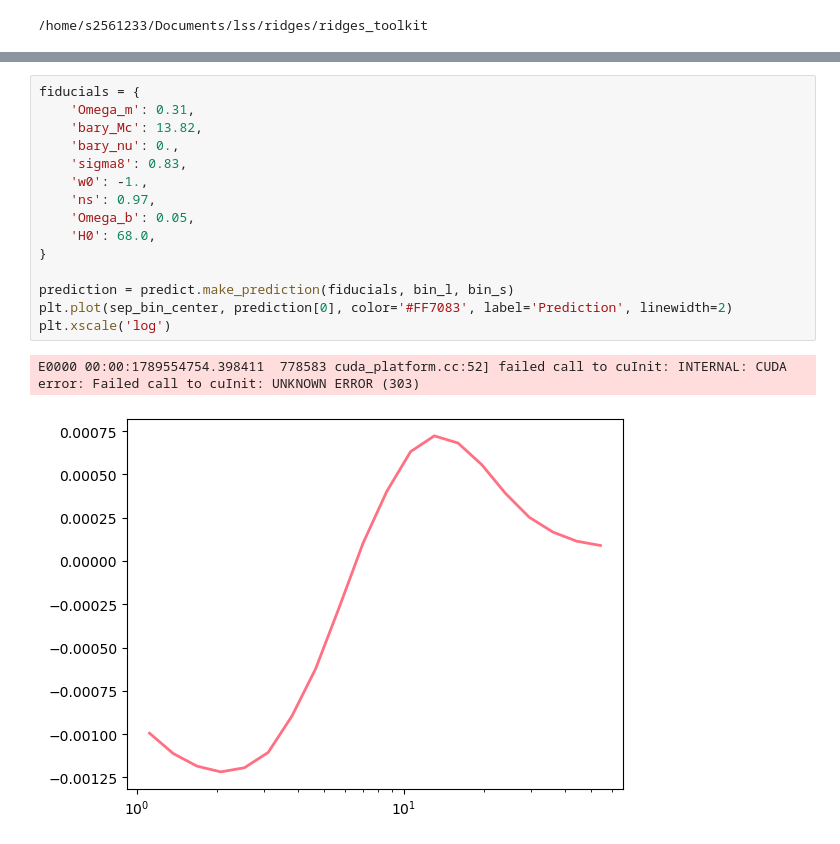
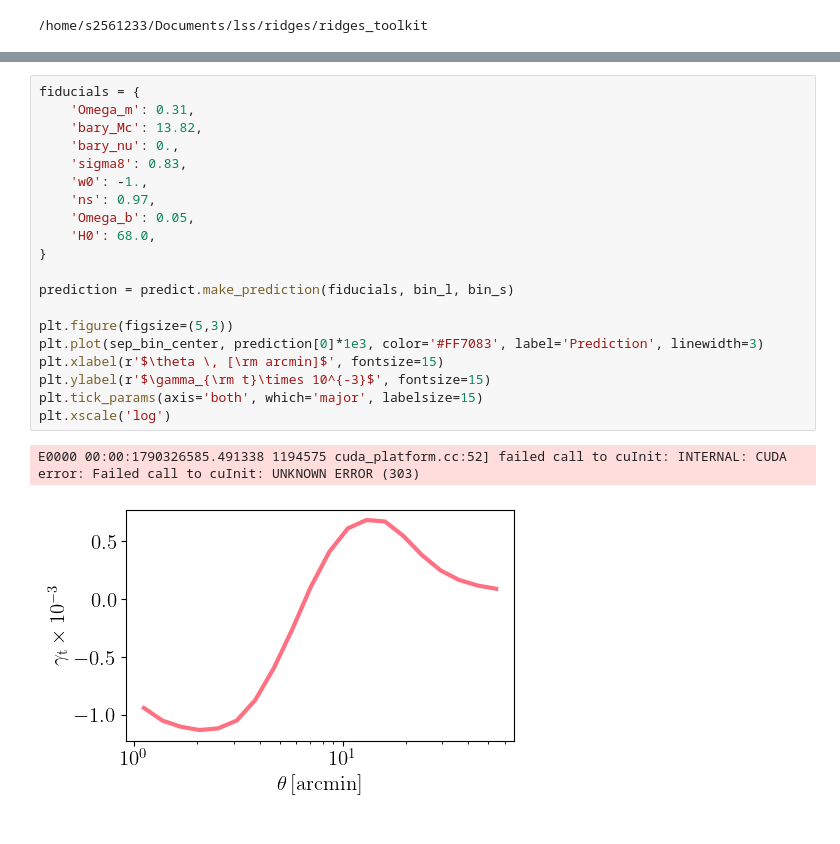
Before and after one commit to joezuntz/ridges_toolkit, a Jupyter notebook: emu/notebooks/response_to_parameters.ipynb, the cells around one changed output, grey strips where cells are left out. Drawn from its saved outputs; the diff is of its cells as text.

Commit message:
tity up plots

```diff
--- a/emu/notebooks/response_to_parameters.ipynb
+++ b/emu/notebooks/response_to_parameters.ipynb
@@ -94,19 +94,24 @@ bin_s = 3
 # %%
 fiducials = {
     'Omega_m': 0.31,
     'bary_Mc': 13.82,
     'bary_nu': 0.,
     'sigma8': 0.83,
     'w0': -1.,
     'ns': 0.97,
     'Omega_b': 0.05,
     'H0': 68.0,
 }
 
 prediction = predict.make_prediction(fiducials, bin_l, bin_s)
-plt.plot(sep_bin_center, prediction[0], color='#FF7083', label='Prediction', linewidth=2)
+
+plt.figure(figsize=(5,3))
+plt.plot(sep_bin_center, prediction[0]*1e3, color='#FF7083', label='Prediction', linewidth=3)
+plt.xlabel(r'$\theta \, [\rm arcmin]$', fontsize=15)
+plt.ylabel(r'$\gamma_{\rm t}\times 10^{-3}$', fontsize=15)
+plt.tick_params(axis='both', which='major', labelsize=15)
 plt.xscale('log')
 # %% [output]
-E0000 00:00:1789554754.398411  778583 cuda_platform.cc:52] failed call to cuInit: INTERNAL: CUDA error: Failed call to cuInit: UNKNOWN ERROR (303)
+E0000 00:00:1790326585.491338 1194575 cuda_platform.cc:52] failed call to cuInit: INTERNAL: CUDA error: Failed call to cuInit: UNKNOWN ERROR (303)
-[figure, old version]
+[figure, new version]
 # %%
```
Also changed, not shown: parts of 5 cells of this notebook, 4 other files.
